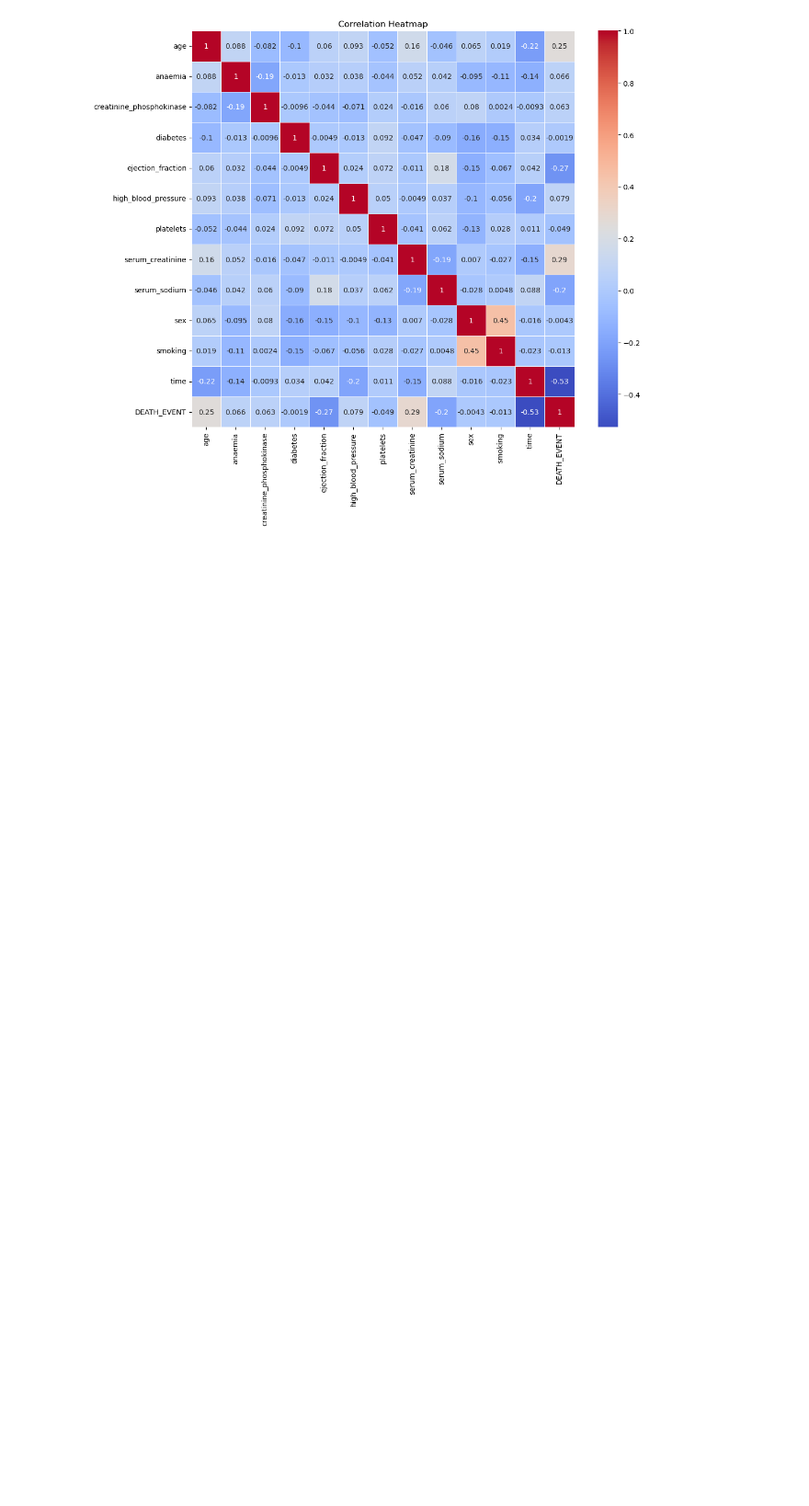
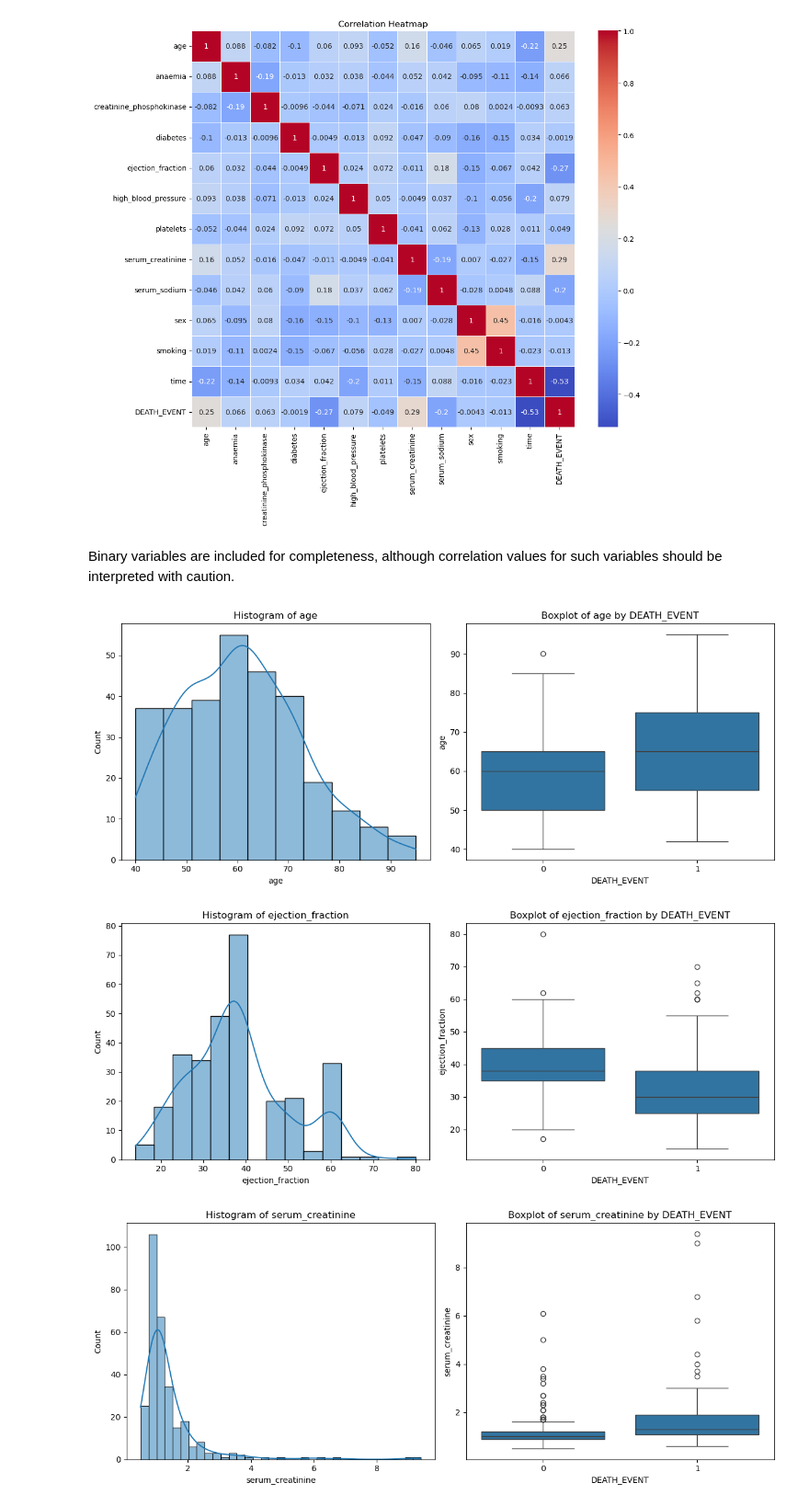
Before and after one commit to GabPey/heart-failure-regression, a Jupyter notebook: notebooks/01_eda.ipynb, the cells around one changed output. Shown at 92% size. Drawn from its saved outputs; the diff is of its cells as text; code cells hidden in the pictures; blank space fills up the shorter version.

Commit message:
EDA: added skewness analysis and improved plots_2

```diff
--- a/notebooks/01_eda.ipynb
+++ b/notebooks/01_eda.ipynb
@@ -113,3 +98,11 @@ target_distribution(df, target_col='DEATH_EVENT')
 correlation_heatmap(df)
 # %% [output]
 [figure]
+# %% [markdown]
+Binary variables are included for completeness, although correlation values for such variables should be interpreted with caution.
+# %%
+box_histograms_all(df, 'DEATH_EVENT', threshold=0.2)
+# %% [output]
+[figure, added]
+[figure, added]
+[figure, added]
```
Also changed, not shown: parts of 5 cells of this notebook.
